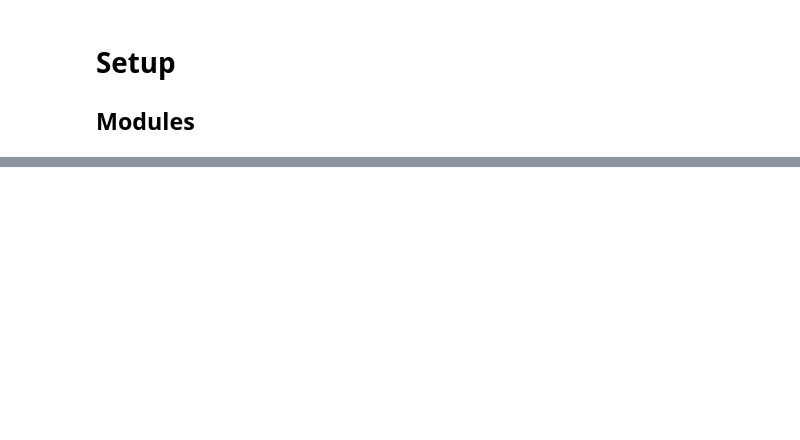
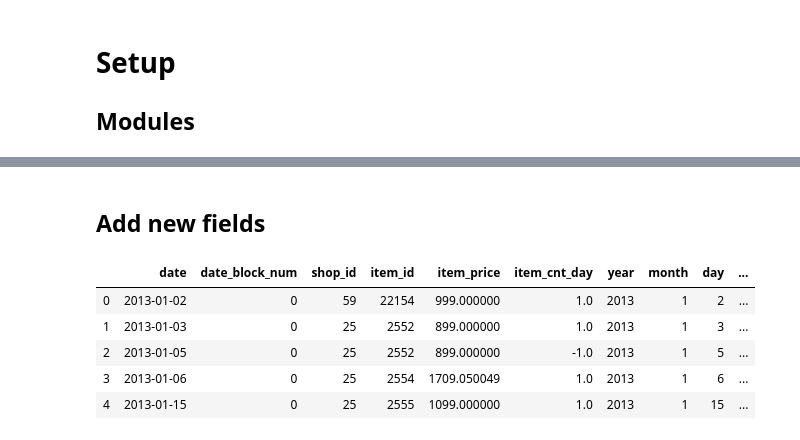
Before and after one commit to sebastienplat/sebastienplat.github.io, a Jupyter notebook: _drafts/notebooks/projects/competitive-ds/final-project/ETL.ipynb, the cells around one changed output, grey strips where cells are left out. Cells and saved outputs as stored; diff of their text form; code cells hidden in the pictures; blank space fills up the shorter version.

```diff
--- a/_drafts/notebooks/projects/competitive-ds/final-project/ETL.ipynb
+++ b/_drafts/notebooks/projects/competitive-ds/final-project/ETL.ipynb
@@ -10 +23,17 @@ import matplotlib.pyplot as plt
+# %%
+def downcast_dtypes(df):
+    '''
+    `float64` type to `float32`
+    `int64`   type to `int32`
+    '''
+
+    # Select columns to downcast
+    float_cols = [c for c in df if df[c].dtype == "float64"]
+    int_cols =   [c for c in df if df[c].dtype == "int64"]
+
+    # Downcast
+    df[float_cols] = df[float_cols].astype(np.float32)
+    df[int_cols]   = df[int_cols].astype(np.int32)
+
+    return df
 # %% [markdown]
@@ -258,0 +86,30 @@ Well done! :)
+# %% [markdown]
+## Add new fields
+# %%
+# deep copy
+transactions = transactions_raw.copy(deep=True)
+
+# add date fields
+transactions['date'] = pd.to_datetime(transactions['date'], format='%d.%m.%Y')
+transactions['year'] = transactions['date'].dt.year
+transactions['month'] = transactions['date'].dt.month
+transactions['day'] = transactions['date'].dt.day
+
+# add revenues
+transactions['revenue_day'] = transactions['item_price'] * transactions['item_cnt_day']
+
+# add item category
+transactions = transactions.merge(items[['item_id', 'item_category_id']], on='item_id', how='left')
+
+# downcast df
+transactions = downcast_dtypes(transactions)
+
+# check final table
+transactions.head()
+# %% [output]
+|  | date | date_block_num | shop_id | item_id | item_price | item_cnt_day | year | month | day | ... |
+| 0 | 2013-01-02 | 0 | 59 | 22154 | 999.000000 | 1.0 | 2013 | 1 | 2 | ... |
+| 1 | 2013-01-03 | 0 | 25 | 2552 | 899.000000 | 1.0 | 2013 | 1 | 3 | ... |
+| 2 | 2013-01-05 | 0 | 25 | 2552 | 899.000000 | -1.0 | 2013 | 1 | 5 | ... |
+| 3 | 2013-01-06 | 0 | 25 | 2554 | 1709.050049 | 1.0 | 2013 | 1 | 6 | ... |
+| 4 | 2013-01-15 | 0 | 25 | 2555 | 1099.000000 | 1.0 | 2013 | 1 | 15 | ... |
```
Also changed, not shown: parts of 65 cells of this notebook.
